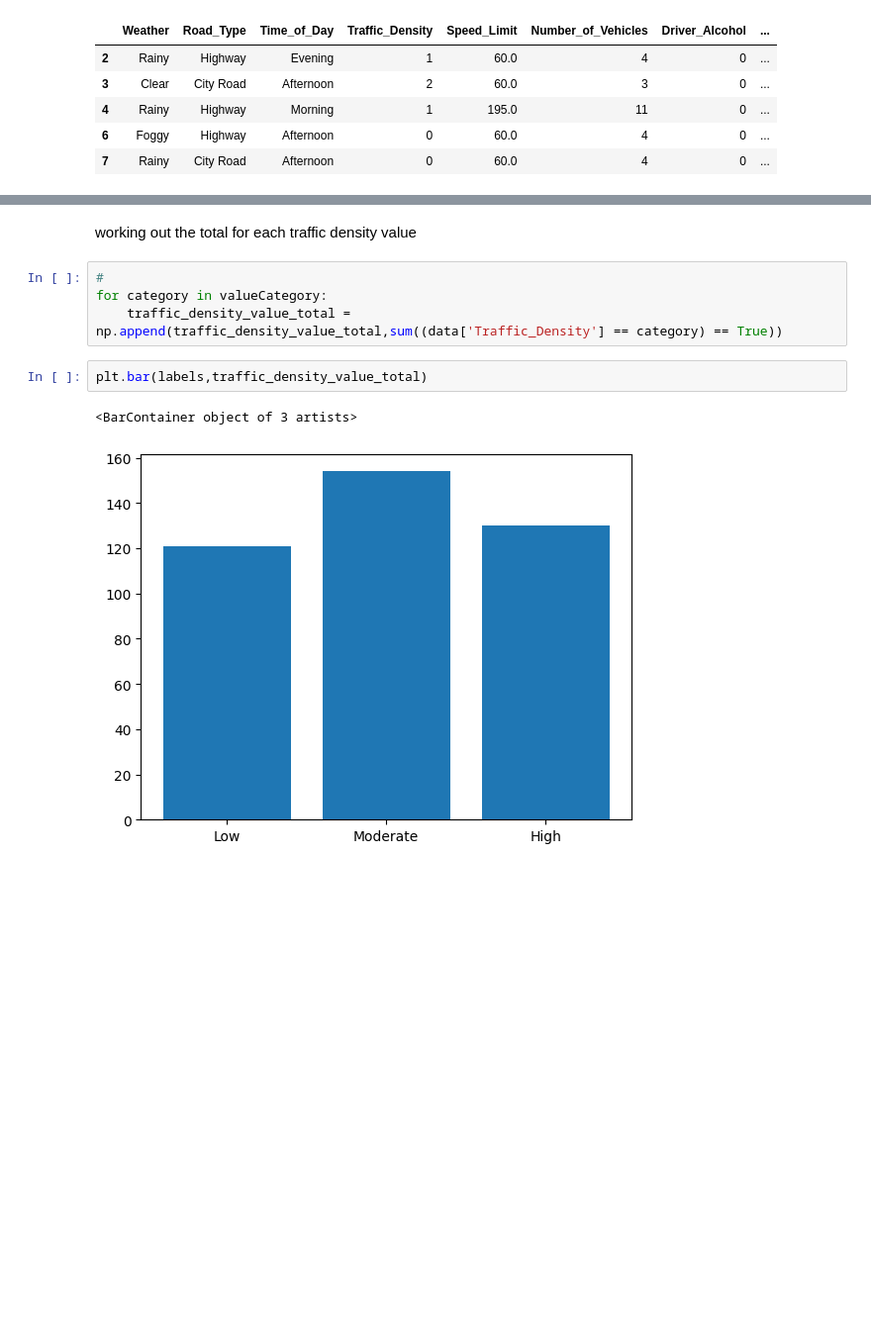
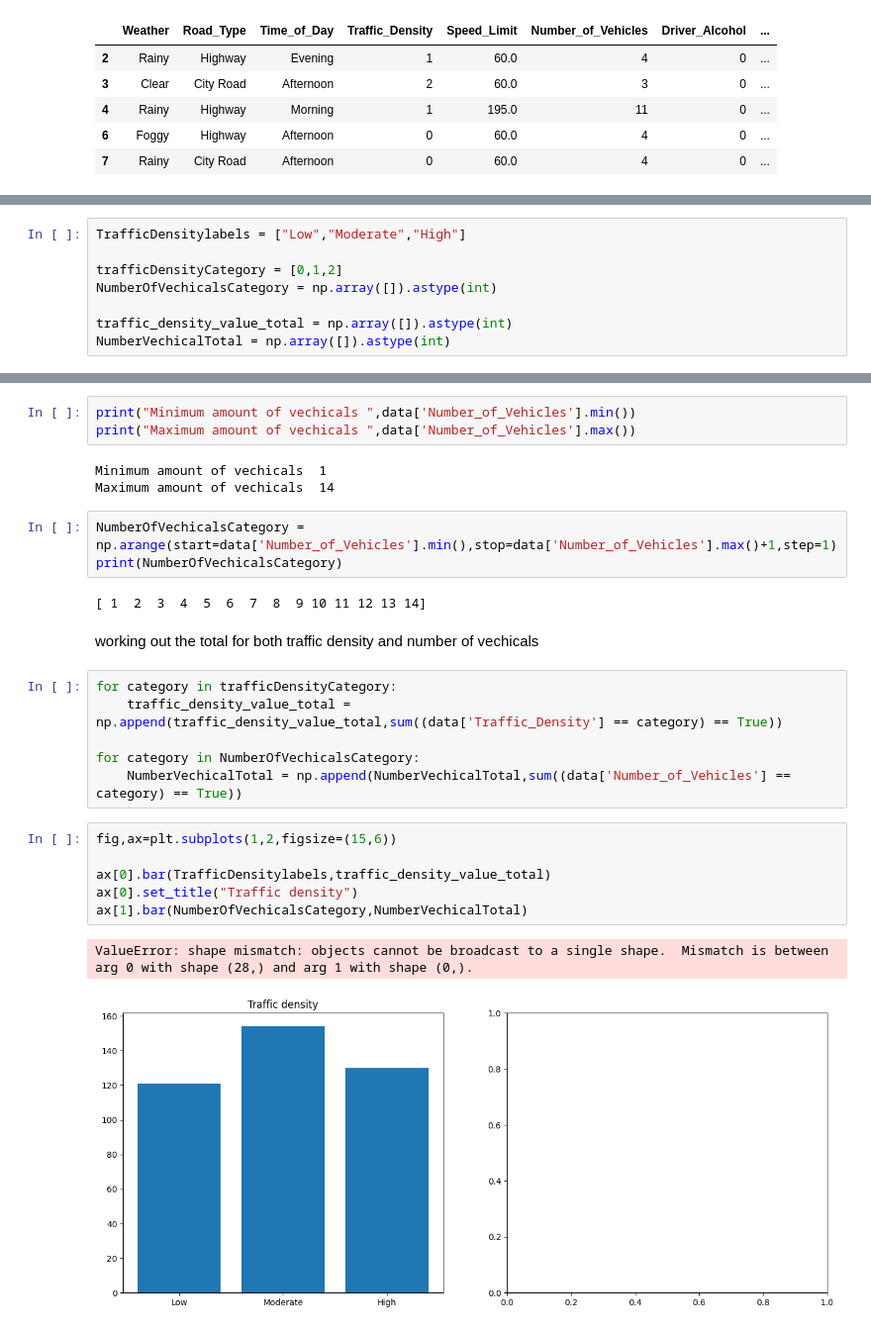
Before and after one commit to bigdog0044/Traffic-Accident-Prediction, a Jupyter notebook: main.ipynb, the cells around one changed output, grey strips where cells are left out. Shown at 99% size. Cells and saved outputs as stored; diff of their text form; blank space fills up the shorter version.

Commit message:
Started adding code to process number of vechicals to add to a bar chart

```diff
--- a/main.ipynb
+++ b/main.ipynb
@@ -136,0 +129,8 @@ traffic_density_value_total = np.array([]).astype(int)
+# %%
+TrafficDensitylabels = ["Low","Moderate","High"]
+
+trafficDensityCategory = [0,1,2]
+NumberOfVechicalsCategory = np.array([]).astype(int)
+
+traffic_density_value_total = np.array([]).astype(int)
+NumberVechicalTotal = np.array([]).astype(int)
@@ -137,11 +139,28 @@ traffic_density_value_total = np.array([]).astype(int)
+# %%
+print("Minimum amount of vechicals ",data['Number_of_Vehicles'].min())
+print("Maximum amount of vechicals ",data['Number_of_Vehicles'].max())
+# %% [output]
+Minimum amount of vechicals  1
+Maximum amount of vechicals  14
+# %%
+NumberOfVechicalsCategory = np.arange(start=data['Number_of_Vehicles'].min(),stop=data['Number_of_Vehicles'].max()+1,step=1)
+print(NumberOfVechicalsCategory)
+# %% [output]
+[ 1  2  3  4  5  6  7  8  9 10 11 12 13 14]
 # %% [markdown]
-<p>working out the total for each traffic density value</p>
+<p>working out the total for both traffic density and number of vechicals</p>
 # %%
-#
-for category in valueCategory:
+for category in trafficDensityCategory:
     traffic_density_value_total = np.append(traffic_density_value_total,sum((data['Traffic_Density'] == category) == True))
+
+for category in NumberOfVechicalsCategory:
+    NumberVechicalTotal = np.append(NumberVechicalTotal,sum((data['Number_of_Vehicles'] == category) == True))
-# %%
-plt.bar(labels,traffic_density_value_total)
-# %% [output]
-<BarContainer object of 3 artists>
-[figure, removed]
+# %%
+fig,ax=plt.subplots(1,2,figsize=(15,6))
+
+ax[0].bar(TrafficDensitylabels,traffic_density_value_total)
+ax[0].set_title("Traffic density")
+ax[1].bar(NumberOfVechicalsCategory,NumberVechicalTotal)
+# %% [output]
+ValueError: shape mismatch: objects cannot be broadcast to a single shape.  Mismatch is between arg 0 with shape (28,) and arg 1 with shape (0,).
+[figure, added]
```
Also changed, not shown: parts of 5 cells of this notebook.
